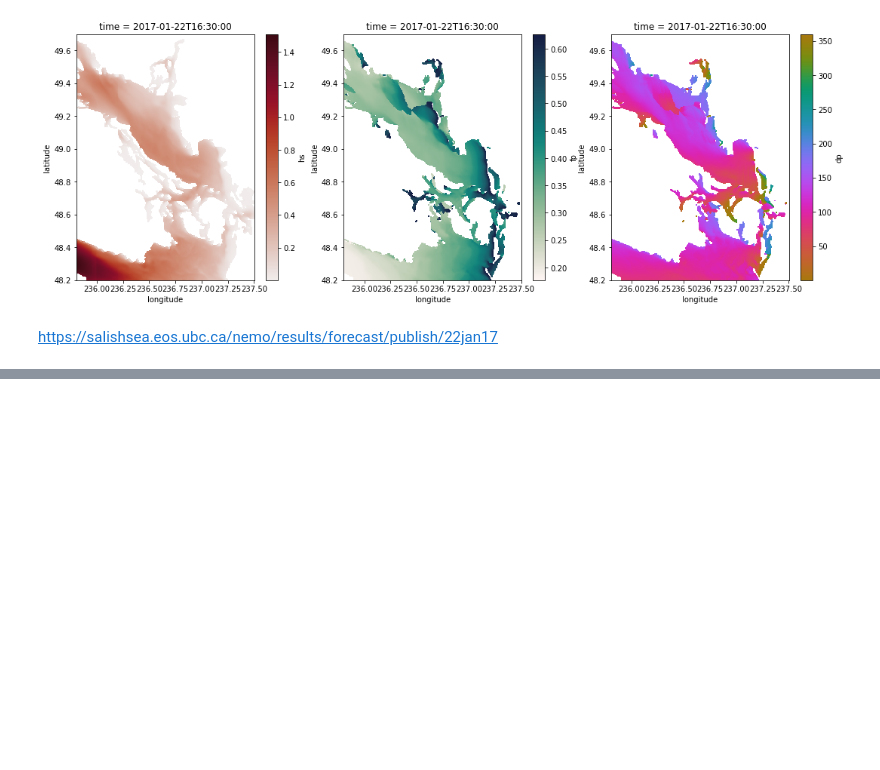
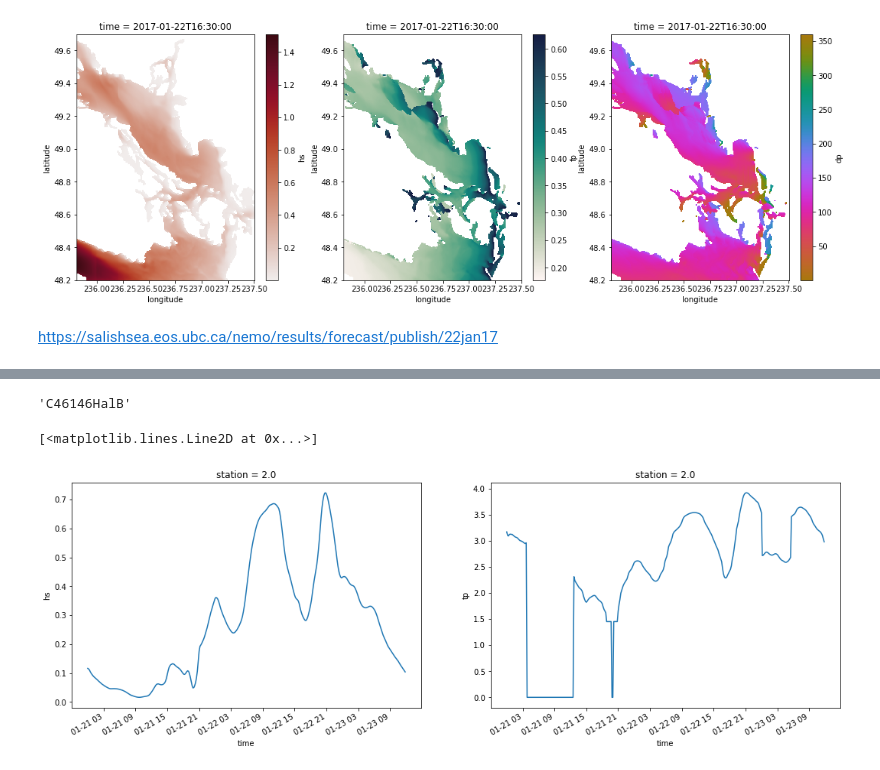
Before and after one commit to SalishSeaCast/analysis-doug, a Jupyter notebook: notebooks/SoG-waves/ExploreWW3Results.ipynb, the cells around one changed output, grey strips where cells are left out. Drawn from its saved outputs; the diff is of its cells as text; code cells hidden in the pictures; blank space fills up the shorter version.

Commit message:
Change to use 21jan17 60h forecast and add points results.

```diff
--- a/notebooks/SoG-waves/ExploreWW3Results.ipynb
+++ b/notebooks/SoG-waves/ExploreWW3Results.ipynb
@@ -66,0 +75,3 @@ https://salishsea.eos.ubc.ca/nemo/results/forecast/publish/22jan17
+# %%
+wwp = xr.open_dataset('SoG_ww3_points_20170121_20170123.nc')
+wwp
@@ -66,0 +96,15 @@ https://salishsea.eos.ubc.ca/nemo/results/forecast/publish/22jan17
+# %%
+# Reconstruct the station name of the 2nd station (Halibut Bank buoy)
+# from the byte-array it is stored in the file as
+''.join([c.decode() for c in wwp.station_name.values[1]])
+# %% [output]
+'C46146HalB'
+# %%
+fig, axs = plt.subplots(1, 2, figsize=(18, 6))
+# Significant wave height [m] and peak frequency [s] time series
+# at 10 minute intervals over 60 hr forecast period
+wwp.hs[:, 1].plot(ax=axs[0])
+wwp.tp[:, 1].plot(ax=axs[1])
+# %% [output]
+[<matplotlib.lines.Line2D at 0x...>]
+[figure, added]
```
Also changed, not shown: parts of 5 cells of this notebook.
